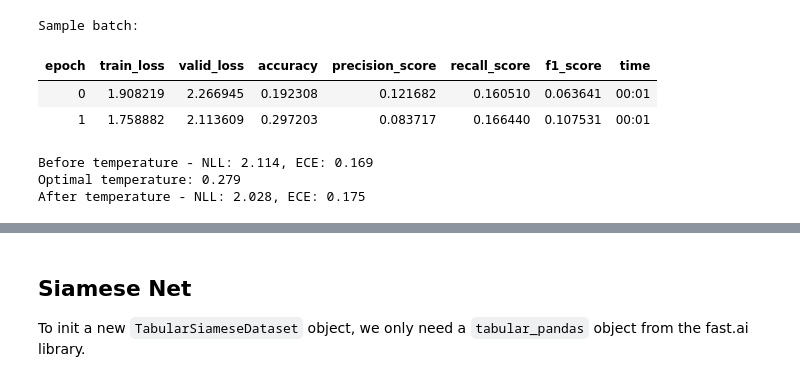
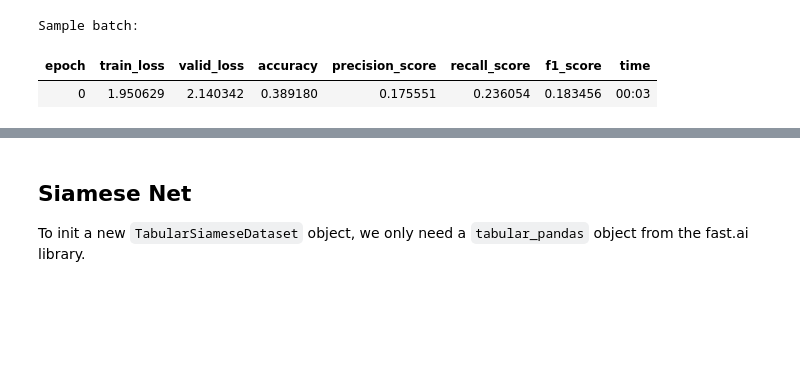
Before and after one commit to macrae/mobius, a Jupyter notebook: nbs/exp_1_length_of_stay.ipynb, the cells around one changed output, grey strips where cells are left out. Saved outputs shown, nothing was run; the diff lists cells and outputs as text; code cells hidden in the pictures; blank space fills up the shorter version.

```diff
--- a/nbs/exp_1_length_of_stay.ipynb
+++ b/nbs/exp_1_length_of_stay.ipynb
@@ -32,7 +32,7 @@ from sklearn.model_selection import train_test_split
 
 los_sample, _ = train_test_split(
     los,
-    test_size=0.99,
+    test_size=0.98,
     stratify=los["Stay"])
 
 los_sample.shape
@@ -163,23 +163,18 @@ learn = tabular_learner(
              Recall(average='macro'),
              F1Score(average='macro')])
 # %%
-learn.fit_one_cycle(n_epoch=2)
+learn.fit_one_cycle(n_epoch=1)
 # %% [output]
 | epoch | train_loss | valid_loss | accuracy | precision_score | recall_score | f1_score | time |
-| 0 | 1.908219 | 2.266945 | 0.192308 | 0.121682 | 0.160510 | 0.063641 | 00:01 |
-| 1 | 1.758882 | 2.113609 | 0.297203 | 0.083717 | 0.166440 | 0.107531 | 00:01 |
+| 0 | 1.950629 | 2.140342 | 0.389180 | 0.175551 | 0.236054 | 0.183456 | 00:03 |
 # %%
 # learn.export("tabular_learn.pkl")
 # %%
-from mobius.calibration import ModelWithTemperature
+# from mobius.calibration import ModelWithTemperature
 
-scaled_model = ModelWithTemperature(learn.model)
-scaled_model.set_temperature(val_dl)
-learn.model = scaled_model.model
+# scaled_model = ModelWithTemperature(learn.model)
+# scaled_model.set_temperature(val_dl)
+# learn.model = scaled_model.model
-# %% [output]
-Before temperature - NLL: 2.114, ECE: 0.169
-Optimal temperature: 0.279
-After temperature - NLL: 2.028, ECE: 0.175
 # %%
 # true species labels
 y_true=learn.dls.valid.items["Stay"]
```
Also changed, not shown: parts of 18 cells of this notebook, 4 other files.
